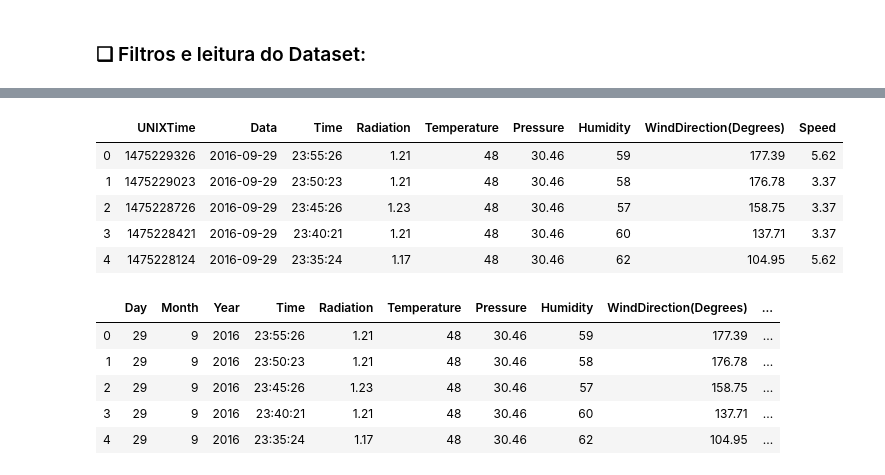
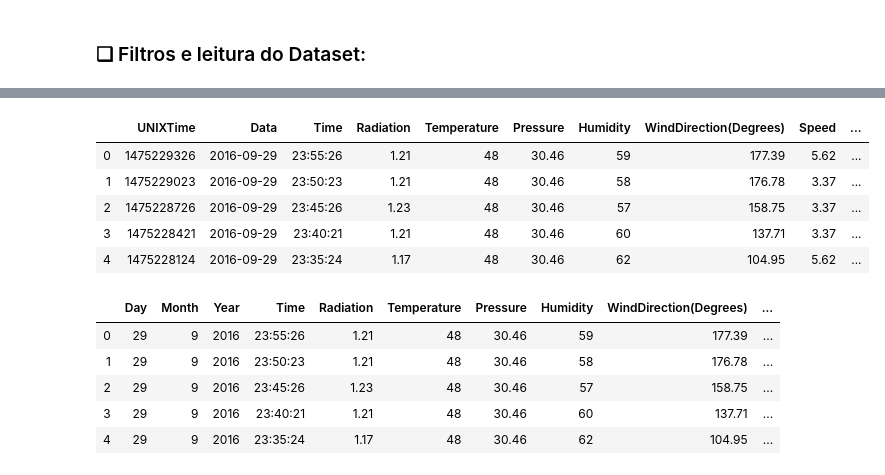
Before and after one commit to GustavoG-bot/projeto2data, a Jupyter notebook: projeto2.ipynb, the cells around one changed output, grey strips where cells are left out. Cells and saved outputs as stored; diff of their text form; code cells hidden in the pictures.

```diff
--- a/projeto2.ipynb
+++ b/projeto2.ipynb
@@ -91,14 +104,14 @@ dados.Data = dados.Data.apply(cleanup)
 # %%
 #Organizando Data (repare que invertemos a ordem, agora está ano-mes-dia)
-dados.Data = pd.to_datetime(dados.Data, dayfirst=True)
+dados.Data = pd.to_datetime(dados.Data, yearfirst=True)
 dados.head(5)
 # %% [output]
-|  | UNIXTime | Data | Time | Radiation | Temperature | Pressure | Humidity | WindDirection(Degrees) | Speed |
-| 0 | 1475229326 | 2016-09-29 | 23:55:26 | 1.21 | 48 | 30.46 | 59 | 177.39 | 5.62 |
-| 1 | 1475229023 | 2016-09-29 | 23:50:23 | 1.21 | 48 | 30.46 | 58 | 176.78 | 3.37 |
-| 2 | 1475228726 | 2016-09-29 | 23:45:26 | 1.23 | 48 | 30.46 | 57 | 158.75 | 3.37 |
-| 3 | 1475228421 | 2016-09-29 | 23:40:21 | 1.21 | 48 | 30.46 | 60 | 137.71 | 3.37 |
-| 4 | 1475228124 | 2016-09-29 | 23:35:24 | 1.17 | 48 | 30.46 | 62 | 104.95 | 5.62 |
+|  | UNIXTime | Data | Time | Radiation | Temperature | Pressure | Humidity | WindDirection(Degrees) | Speed | ... |
+| 0 | 1475229326 | 2016-09-29 | 23:55:26 | 1.21 | 48 | 30.46 | 59 | 177.39 | 5.62 | ... |
+| 1 | 1475229023 | 2016-09-29 | 23:50:23 | 1.21 | 48 | 30.46 | 58 | 176.78 | 3.37 | ... |
+| 2 | 1475228726 | 2016-09-29 | 23:45:26 | 1.23 | 48 | 30.46 | 57 | 158.75 | 3.37 | ... |
+| 3 | 1475228421 | 2016-09-29 | 23:40:21 | 1.21 | 48 | 30.46 | 60 | 137.71 | 3.37 | ... |
+| 4 | 1475228124 | 2016-09-29 | 23:35:24 | 1.17 | 48 | 30.46 | 62 | 104.95 | 5.62 | ... |
 # %%
 #Adicionando colunas de tempo para o dataframe
 dados['Year'] = dados['Data'].dt.year
```
Also changed, not shown: parts of 13 cells of this notebook.
